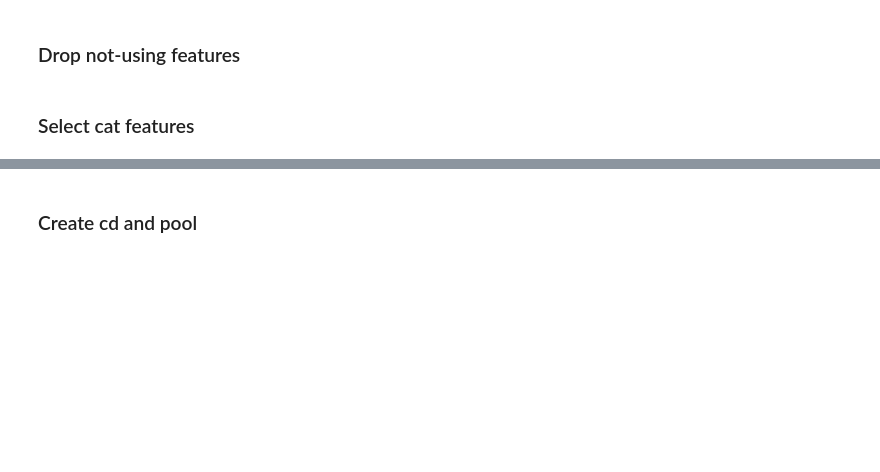
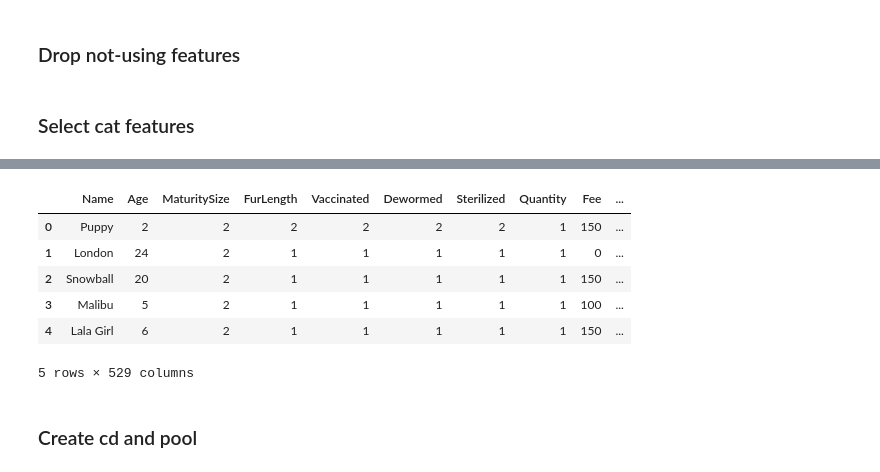
Before and after one commit to roman-baldaev/kaggle-petfinder, a Jupyter notebook: kernels/lgbm/lgbm_regressor.ipynb, the cells around one changed output, grey strips where cells are left out. Drawn from its saved outputs; the diff is of its cells as text; code cells hidden in the pictures; blank space fills up the shorter version.

```diff
--- a/kernels/lgbm/lgbm_regressor.ipynb
+++ b/kernels/lgbm/lgbm_regressor.ipynb
@@ -400,3 +445,13 @@ cat_feature_names = [
+# %%
+X_test.head()
+# %% [output]
+|  | Name | Age | MaturitySize | FurLength | Vaccinated | Dewormed | Sterilized | Quantity | Fee | ... |
+| 0 | Puppy | 2 | 2 | 2 | 2 | 2 | 2 | 1 | 150 | ... |
+| 1 | London | 24 | 2 | 1 | 1 | 1 | 1 | 1 | 0 | ... |
+| 2 | Snowball | 20 | 2 | 1 | 1 | 1 | 1 | 1 | 150 | ... |
+| 3 | Malibu | 5 | 2 | 1 | 1 | 1 | 1 | 1 | 100 | ... |
+| 4 | Lala Girl | 6 | 2 | 1 | 1 | 1 | 1 | 1 | 150 | ... |
+5 rows × 529 columns
 # %% [markdown]
 ### Create cd and pool
 # %%
```
Also changed, not shown: parts of 17 cells of this notebook, 1 other file.
